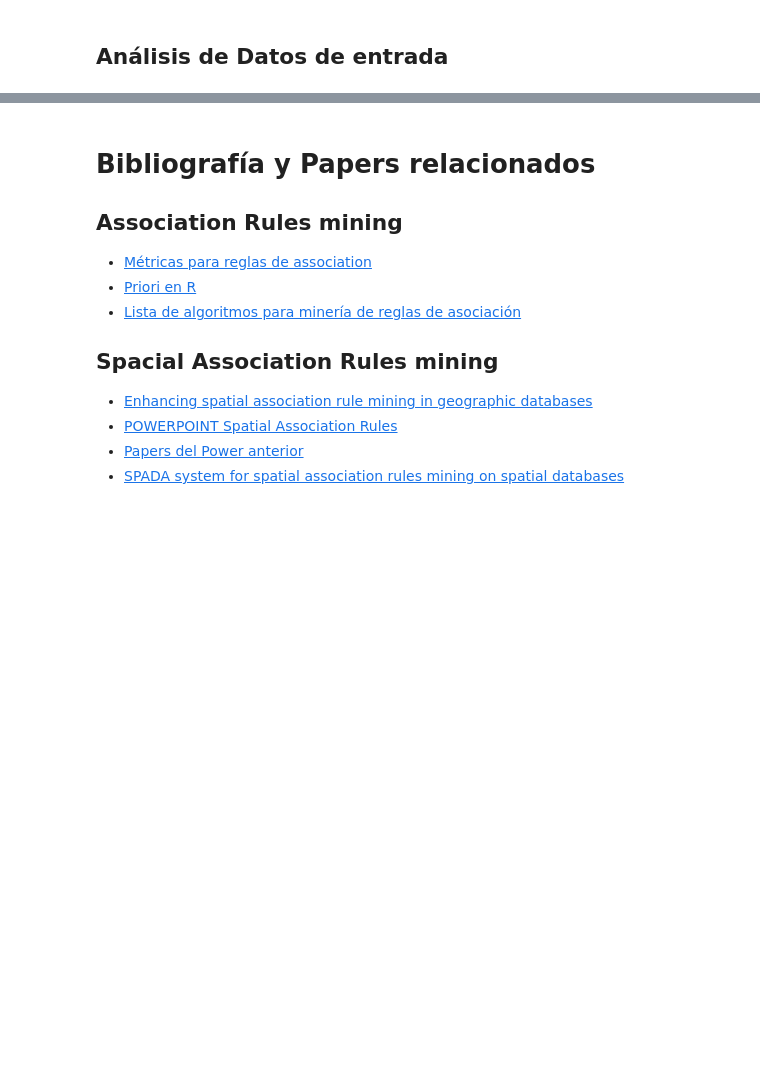
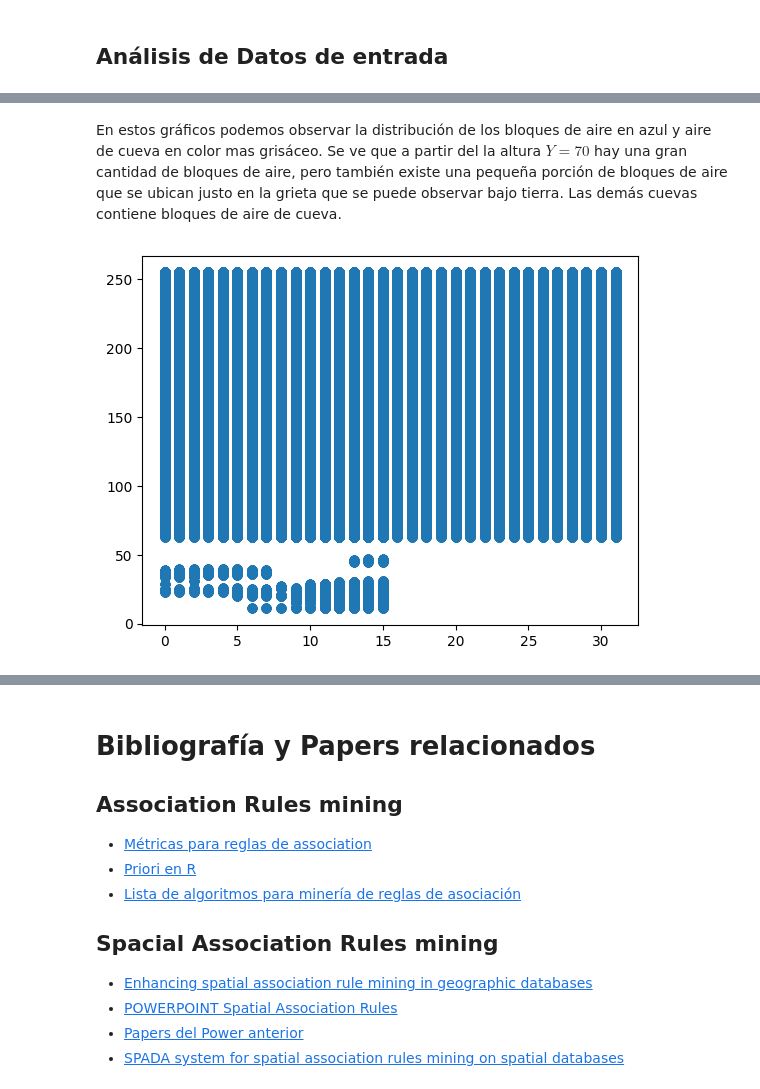
Before and after one commit to MrtC101/spatial-association-rules-mining, a Jupyter notebook: proyecto_final/code/python/Analisis.ipynb, the cells around one changed output, grey strips where cells are left out. Drawn from its saved outputs; the diff is of its cells as text; code cells hidden in the pictures; blank space fills up the shorter version.

```diff
--- a/proyecto_final/code/python/Analisis.ipynb
+++ b/proyecto_final/code/python/Analisis.ipynb
@@ -81,0 +167,9 @@ AttributeError: 'AxesSubplot' object has no attribute 'show'
+# %% [markdown]
+En estos gráficos podemos observar la distribución de los bloques de aire en azul y aire de cueva en color mas grisáceo. Se ve que a partir del la altura $Y = 70$ hay una gran cantidad de bloques de aire, pero también existe una pequeña porción de bloques de aire que se ubican justo en la grieta que se puede observar bajo tierra. Las demás cuevas contiene bloques de aire de cueva.
+# %%
+# plot x y
+fig, ax = plt.subplots()
+ax.scatter(xs, ys, vmin=0, vmax=100)
+plt.show()
+# %% [output]
+[figure, added]
```
Also changed, not shown: parts of 23 cells of this notebook, 4 other files.
